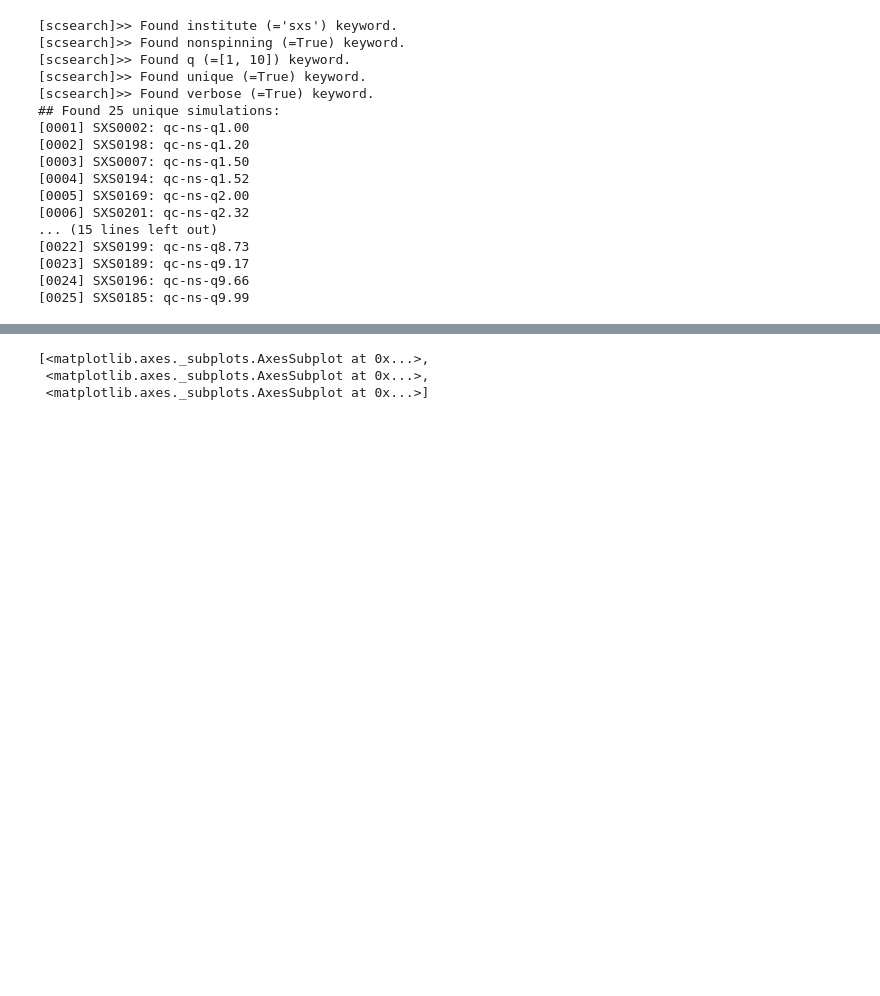
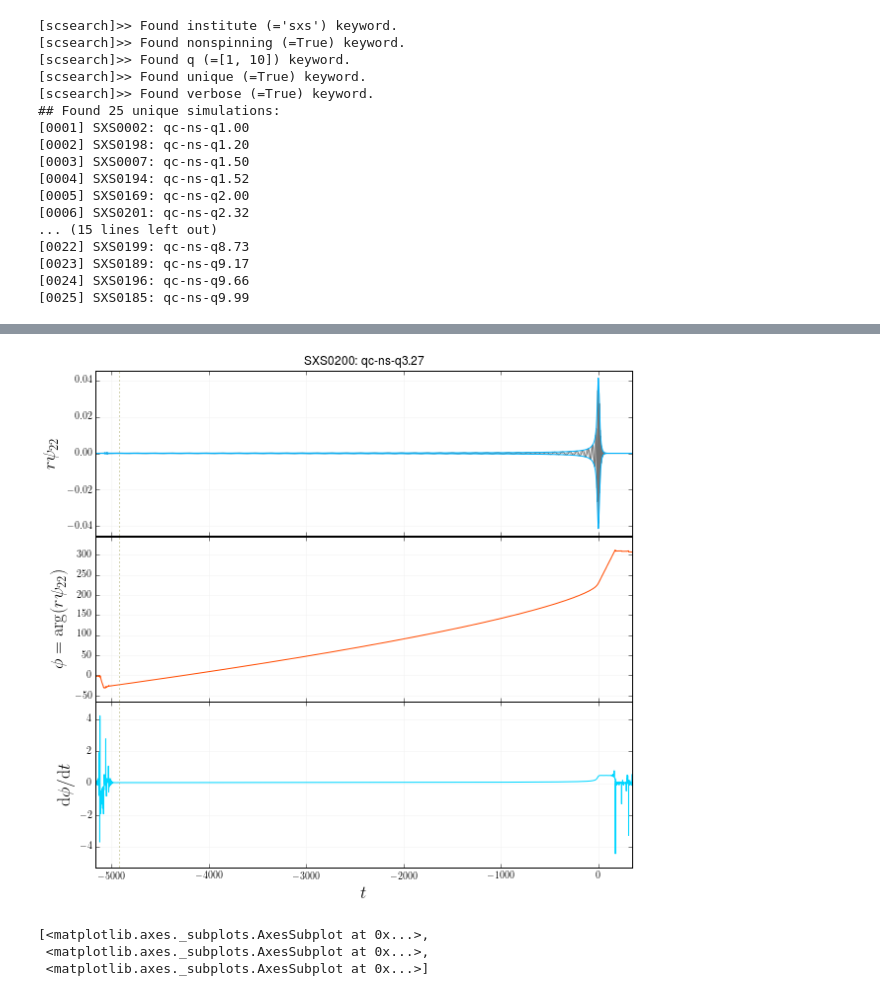
Before and after one commit to llondon6/nrutils_dev, a Jupyter notebook: examples/core_ipython_example.ipynb, the cells around one changed output, grey strips where cells are left out. Cells and saved outputs as stored; diff of their text form; code cells hidden in the pictures; blank space fills up the shorter version.

```diff
--- a/examples/core_ipython_example.ipynb
+++ b/examples/core_ipython_example.ipynb
@@ -61,10 +54,8 @@ y = gwylm( scentry_obj = A[0], lm=[2,2], dt=0.4, verbose=True )
 # %%
-# # Plot time domain strain
-# y.plot(kind='strain')
-
 # plot time domain psi4
-y.plot(kind='psi4',show=not True)
+y.plot(kind='psi4',show=True,domain='time')
 # %% [output]
+[figure, added]
 [<matplotlib.axes._subplots.AxesSubplot at 0x...>,
  <matplotlib.axes._subplots.AxesSubplot at 0x...>,
  <matplotlib.axes._subplots.AxesSubplot at 0x...>]
```
Also changed, not shown: parts of 5 cells of this notebook.
